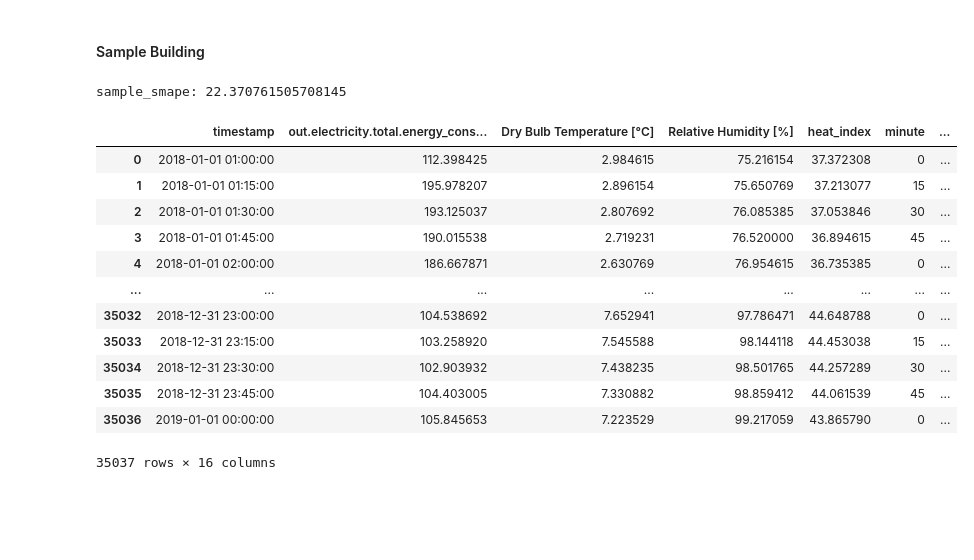
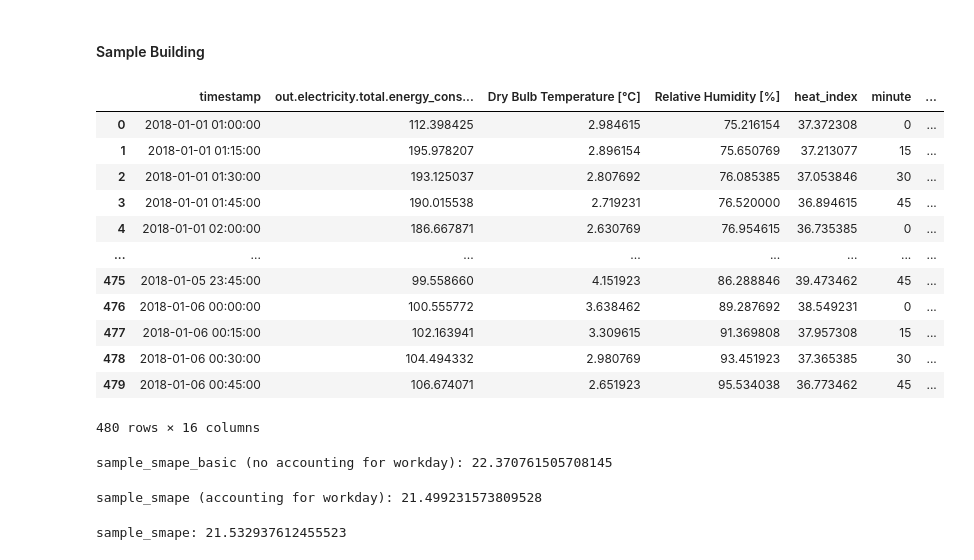
Before and after one commit to mainoahmuna/FermataEnergy_BTTStudio, a Jupyter notebook: src/baseline_models/PersistanceModel.ipynb, the cells around one changed output. Cells and saved outputs as stored; diff of their text form; code cells hidden in the pictures; blank space fills up the shorter version.

```diff
--- a/src/baseline_models/PersistanceModel.ipynb
+++ b/src/baseline_models/PersistanceModel.ipynb
@@ -148,11 +220,2 @@ avg_test_smape: 18.952857886103015
 # %% [markdown]
 #### Sample Building
-# %%
-sample_model = PersistenceModel()
-X_sample, Y_sample = model.prep_features_and_label(df_metadata['bldg_id'][1])
-sample_model.fit(X_sample, Y_sample)
-sample_prediction = sample_model.predict(X_sample)
-sample_smape = calculate_smape(actual=Y_sample, predicted=sample_prediction)
-print(f'sample_smape: {sample_smape}')
-# %% [output]
-sample_smape: 22.370761505708145
@@ -159,17 +224,47 @@ sample_smape: 22.370761505708145
 # %%
-sample_df = pd.read_csv(f"{PROCESSED_WEATHER_LOAD}/{df_metadata['bldg_id'][1]}.csv")
-sample_df
+sample_df = pd.read_csv(f"{PROCESSED_WEATHER_LOAD}/{sample_bldg_id}.csv")
+n = 0
+sample_df[96*n:96*5]
 # %% [output]
 |  | timestamp | out.electricity.total.energy_cons... | Dry Bulb Temperature [°C] | Relative Humidity [%] | heat_index | minute | ... |
 | 0 | 2018-01-01 01:00:00 | 112.398425 | 2.984615 | 75.216154 | 37.372308 | 0 | ... |
 | 1 | 2018-01-01 01:15:00 | 195.978207 | 2.896154 | 75.650769 | 37.213077 | 15 | ... |
 | 2 | 2018-01-01 01:30:00 | 193.125037 | 2.807692 | 76.085385 | 37.053846 | 30 | ... |
 | 3 | 2018-01-01 01:45:00 | 190.015538 | 2.719231 | 76.520000 | 36.894615 | 45 | ... |
 | 4 | 2018-01-01 02:00:00 | 186.667871 | 2.630769 | 76.954615 | 36.735385 | 0 | ... |
 | ... | ... | ... | ... | ... | ... | ... | ... |
-| 35032 | 2018-12-31 23:00:00 | 104.538692 | 7.652941 | 97.786471 | 44.648788 | 0 | ... |
-| 35033 | 2018-12-31 23:15:00 | 103.258920 | 7.545588 | 98.144118 | 44.453038 | 15 | ... |
-| 35034 | 2018-12-31 23:30:00 | 102.903932 | 7.438235 | 98.501765 | 44.257289 | 30 | ... |
-| 35035 | 2018-12-31 23:45:00 | 104.403005 | 7.330882 | 98.859412 | 44.061539 | 45 | ... |
-| 35036 | 2019-01-01 00:00:00 | 105.845653 | 7.223529 | 99.217059 | 43.865790 | 0 | ... |
+| 475 | 2018-01-05 23:45:00 | 99.558660 | 4.151923 | 86.288846 | 39.473462 | 45 | ... |
+| 476 | 2018-01-06 00:00:00 | 100.555772 | 3.638462 | 89.287692 | 38.549231 | 0 | ... |
+| 477 | 2018-01-06 00:15:00 | 102.163941 | 3.309615 | 91.369808 | 37.957308 | 15 | ... |
+| 478 | 2018-01-06 00:30:00 | 104.494332 | 2.980769 | 93.451923 | 37.365385 | 30 | ... |
+| 479 | 2018-01-06 00:45:00 | 106.674071 | 2.651923 | 95.534038 | 36.773462 | 45 | ... |
-35037 rows × 16 columns
+480 rows × 16 columns
+# %%
+sample_model_basic = PersistenceModel()
+X_sample_basic, Y_sample_basic = sample_model_basic.prep_features_and_label(sample_bldg_id, account_for_workday=False)
+sample_model_basic.fit(X_sample_basic, Y_sample_basic)
+sample_prediction_basic = sample_model_basic.predict(X_sample_basic)
+sample_smape_basic = calculate_smape(actual=Y_sample_basic, predicted=sample_prediction_basic)
+print(f'sample_smape_basic (no accounting for workday): {sample_smape_basic}')
+# %% [output]
+sample_smape_basic (no accounting for workday): 22.370761505708145
+# %%
+sample_model = PersistenceModel()
+X_sample, Y_sample = sample_model.prep_features_and_label(sample_bldg_id, account_for_workday=True)
+sample_model.fit(X_sample, Y_sample)
+sample_prediction = sample_model.predict(X_sample)
+sample_smape = calculate_smape(actual=Y_sample, predicted=sample_prediction)
+print(f'sample_smape (accounting for workday): {sample_smape}')
+# %% [output]
+sample_smape (accounting for workday): 21.499231573809528
+# %%
+# Brute Force solution result
+
+sample_model = PersistenceModel()
+X_sample, Y_sample = sample_model.prep_features_and_label(sample_bldg_id, account_for_workday=True)
+sample_model.fit(X_sample, Y_sample)
+sample_prediction = sample_model.predict(X_sample)
+sample_smape = calculate_smape(actual=Y_sample, predicted=sample_prediction)
+print(f'sample_smape: {sample_smape}')
+# %% [output]
+sample_smape: 21.532937612455523
```
Also changed, not shown: parts of 16 cells of this notebook.
